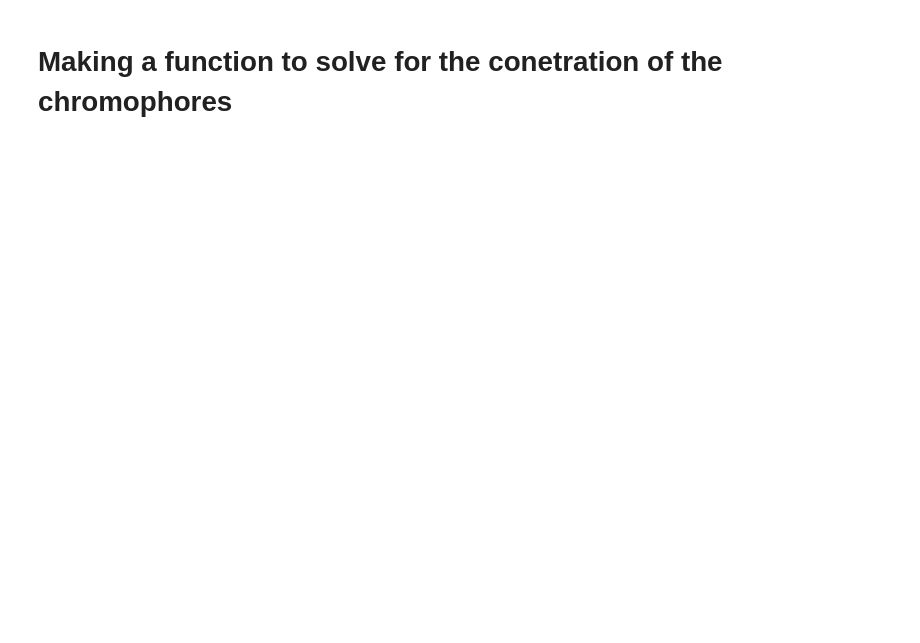
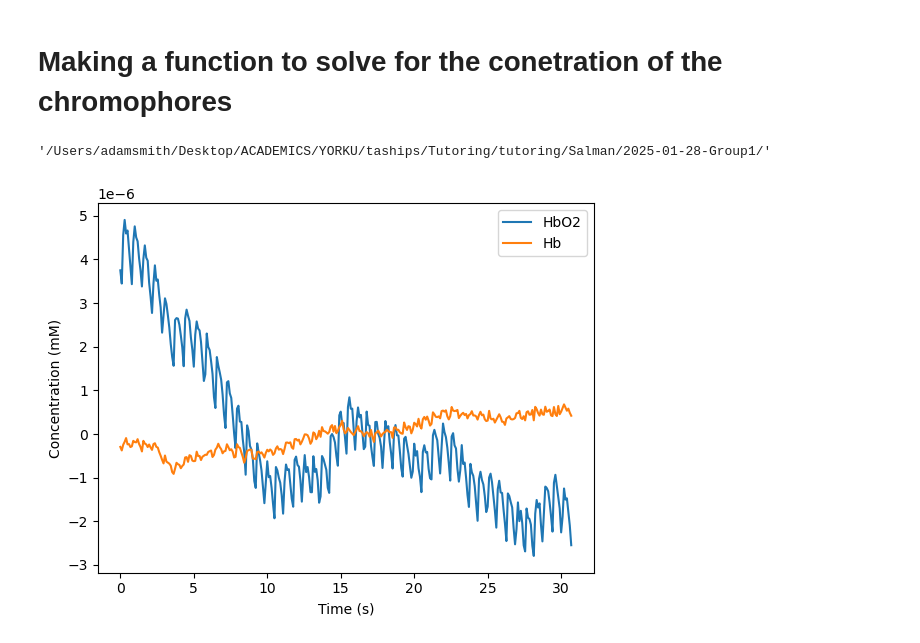
Before and after one commit to AdamSmithOrlik/tutoring, a Jupyter notebook: Salman/code-dev.ipynb, the cells around one changed output. Cells and saved outputs as stored; diff of their text form; code cells hidden in the pictures; blank space fills up the shorter version.

Commit message:
Working solver.

```diff
--- a/Salman/code-dev.ipynb
+++ b/Salman/code-dev.ipynb
@@ -178,2 +224,6 @@ plt.show()
 # %% [markdown]
 # Making a function to solve for the conetration of the chromophores
+# %%
+path
+# %% [output]
+'/Users/adamsmith/Desktop/ACADEMICS/YORKU/taships/Tutoring/tutoring/Salman/2025-01-28-Group1/'
@@ -180,8 +232,9 @@ plt.show()
 # %%
 def chromophore_concentrations(file_num, channel):
     # load in data
-    filename1 = path + '2025-01-28_00' + str(file_num) + '.wl1.txt'
-    filename2 = path + '2025-01-28_00' + str(file_num) + '.wl2.txt'
+    file_date = f'2025-01-28_00{file_num}'
+    filename1 = path + file_date + '/' + file_date + '.wl1.txt'
+    filename2 = path + file_date + '/' + file_date + '.wl2.txt'
     data1 = pd.read_csv(filename1, sep=r'\s+', header=None)
     data2 = pd.read_csv(filename2, sep=r'\s+', header=None)
 
@@ -197,9 +250,12 @@ def chromophore_concentrations(file_num, channel):
     data1 = data1[[channel, 'time']]
     data2 = data2[[channel, 'time']]
 
+    N = len(data1) # number of time points
+
     # calculate optical density
     A1 = -np.log10(data1[channel]/np.mean(data1[channel]))
     A2 = -np.log10(data2[channel]/np.mean(data2[channel]))
+    A = np.array([A1, A2]) # 2xN matrix
 
     # extinction coefficients
     eHB02_760, eHB_760 = 586, 1548.52
@@ -211,13 +267,33 @@ def chromophore_concentrations(file_num, channel):
     DPF = 6.0
     d = 1 # dont know what this should be
 
+    # define E matrix
+    E = epsilon_M * d * DPF
+
     # system of equations
-    # in general deltaC = A / epsilon(lambda) * d * DPF
+    # in general deltaC = A / epsilon(lambda) * d * DPF = A / E
+    # therefore deltaC = E^-1 * A
+    E_inv = np.linalg.inv(E)
 
-    # for each row in the data calculate the chromophore concentrations
-    # deltaC is a 2x1 vector of chromophore concentrations
-    concentations = []
-    for i in range(len(data1)):
-        A = np.array([A1[i], A2[i]])
-        deltaC = A / epsilon_M * d * DPF
-        concentations.append(deltaC)
+    # solve for each time point
+    deltaC = np.dot(E_inv, A) # 2xN matrix of concentrations
+
+    # create a dataframe of the concentrations and time
+    concentrations = pd.DataFrame(deltaC.T, columns=['HbO2', 'Hb'])
+    concentrations['time'] = data1['time'] # add time to the dataframe
+
+    return concentrations
+# %%
+c_test = chromophore_concentrations(2, 0)
+# %%
+def plot_concentrations(concentrations):
+    plt.plot(concentrations['time'], concentrations['HbO2'], label='HbO2')
+    plt.plot(concentrations['time'], concentrations['Hb'], label='Hb')
+    plt.xlabel('Time (s)')
+    plt.ylabel('Concentration (mM)')
+    plt.legend()
+    plt.show()
+# %%
+plot_concentrations(c_test)
+# %% [output]
+[figure, added]
```
Also changed, not shown: parts of 4 cells of this notebook, 2 other files.
